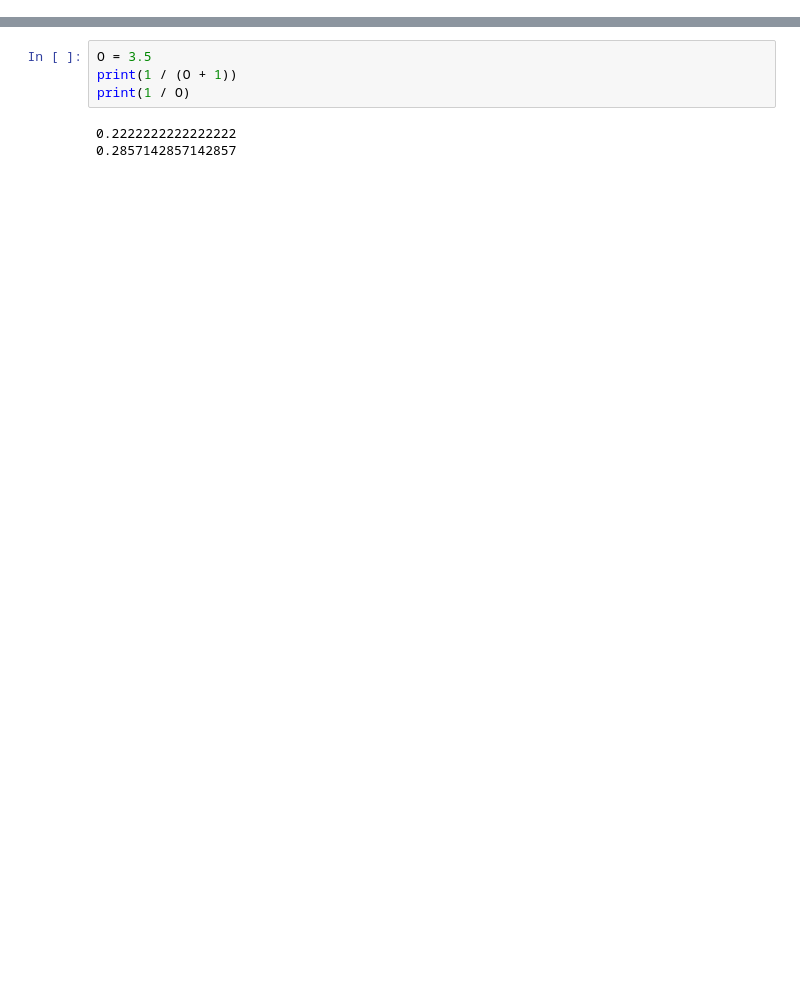
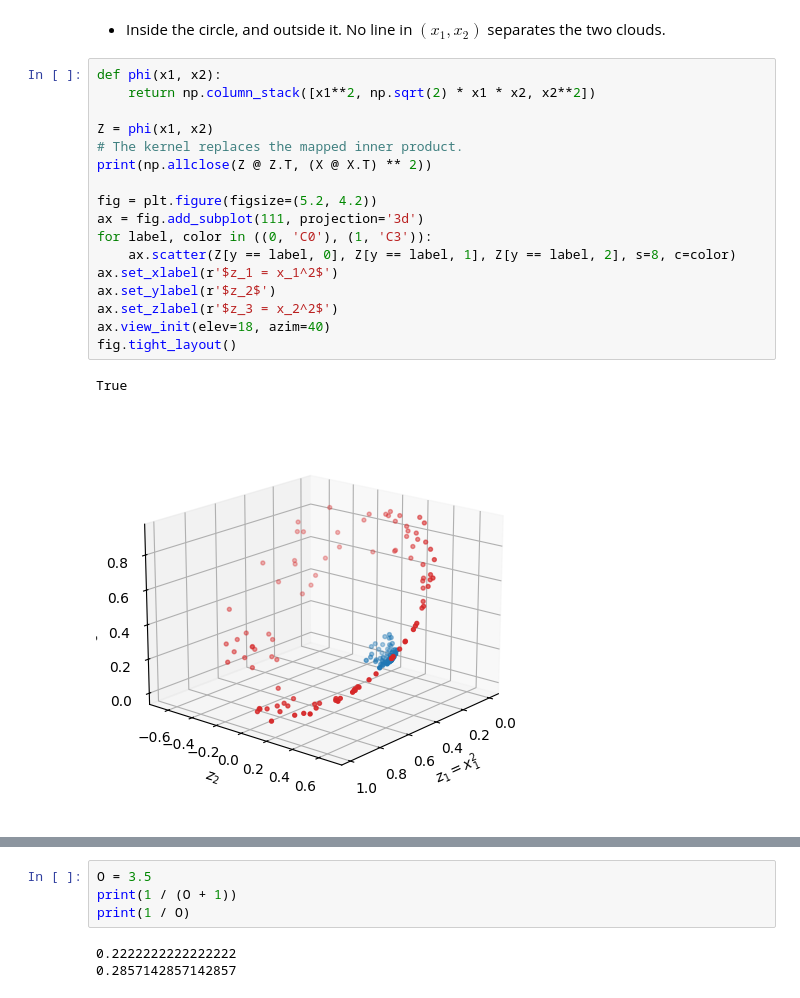
Before and after one commit to VadimSokolov/vadimsokolov.github.io, a Jupyter notebook: courses/files/600/oct21.ipynb, the cells around one changed output, grey strips where cells are left out. Cells and saved outputs as stored; diff of their text form; blank space fills up the shorter version.

```diff
--- a/courses/files/600/oct21.ipynb
+++ b/courses/files/600/oct21.ipynb
@@ -10,0 +422,22 @@ Predict both implied probabilities before you run the cell. The case study uses
+# %% [markdown]
+- Inside the circle, and outside it. No line in $(x_1, x_2)$ separates the two clouds.
+# %%
+def phi(x1, x2):
+    return np.column_stack([x1**2, np.sqrt(2) * x1 * x2, x2**2])
+
+Z = phi(x1, x2)
+# The kernel replaces the mapped inner product.
+print(np.allclose(Z @ Z.T, (X @ X.T) ** 2))
+
+fig = plt.figure(figsize=(5.2, 4.2))
+ax = fig.add_subplot(111, projection='3d')
+for label, color in ((0, 'C0'), (1, 'C3')):
+    ax.scatter(Z[y == label, 0], Z[y == label, 1], Z[y == label, 2], s=8, c=color)
+ax.set_xlabel(r'$z_1 = x_1^2$')
+ax.set_ylabel(r'$z_2$')
+ax.set_zlabel(r'$z_3 = x_2^2$')
+ax.view_init(elev=18, azim=40)
+fig.tight_layout()
+# %% [output]
+True
+[figure, added]
```
Also changed, not shown: parts of 62 cells of this notebook, 4 other files.
